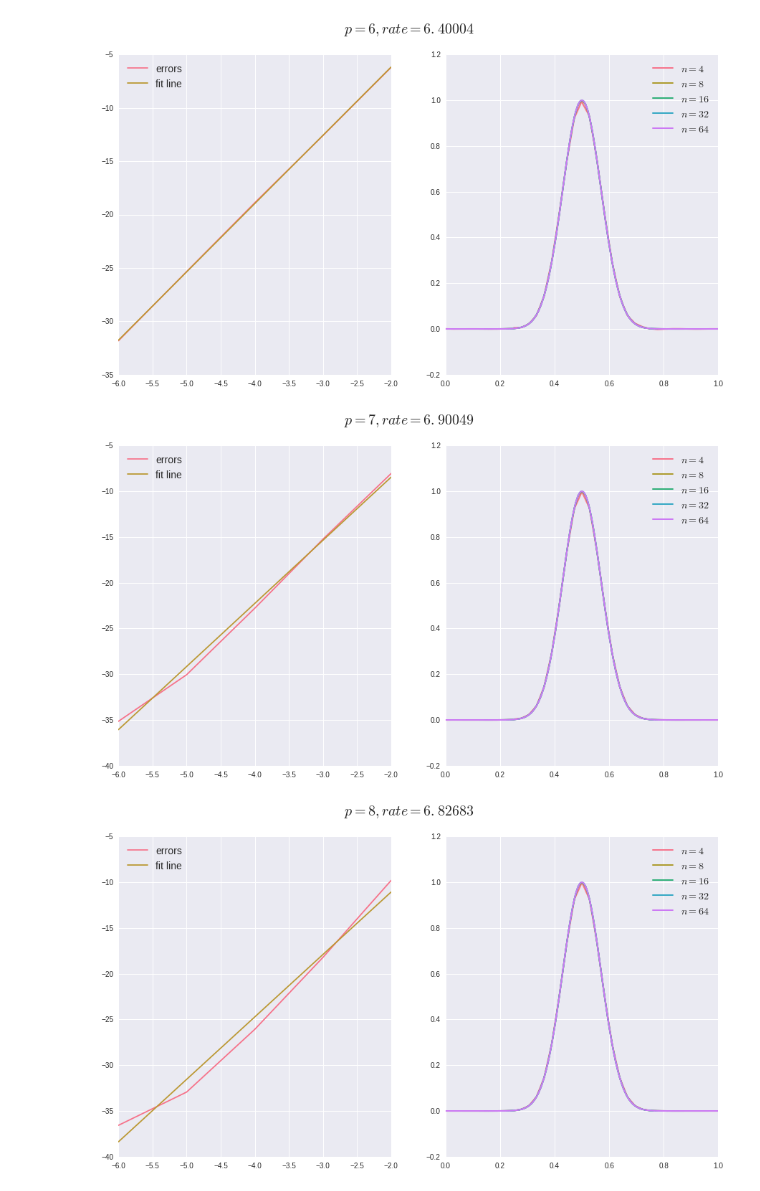
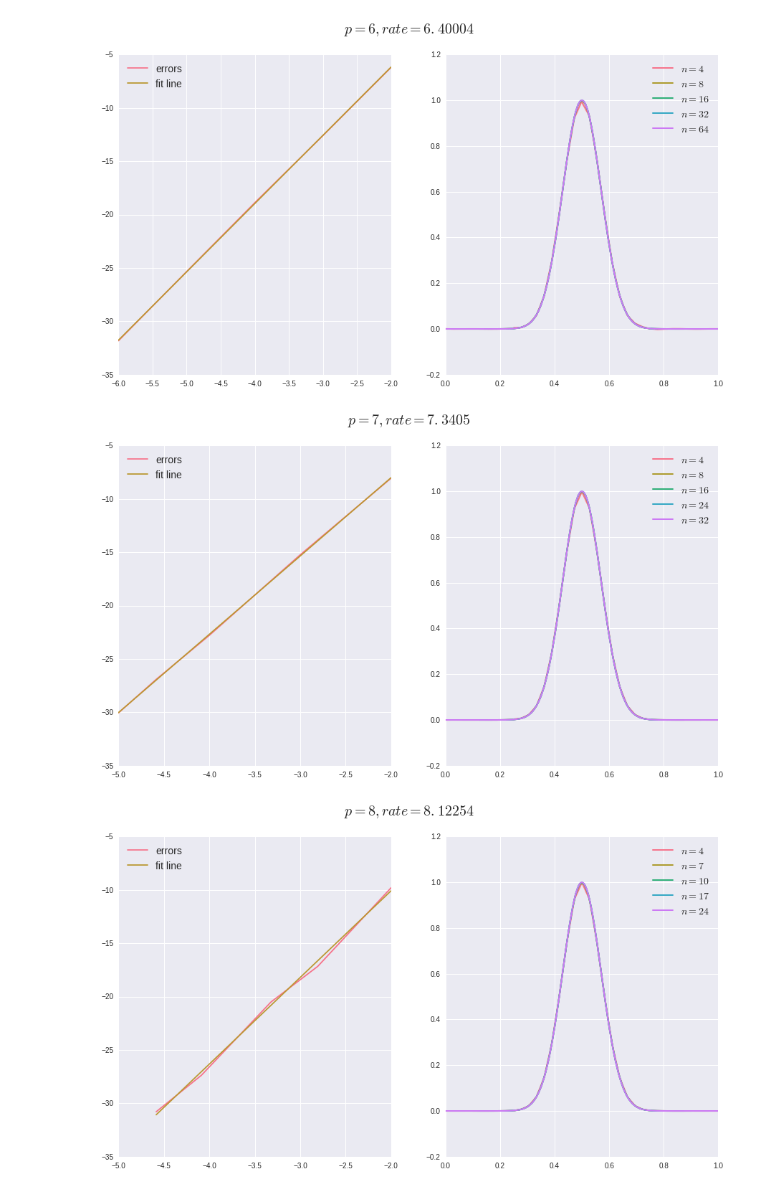
Before and after one commit to dhermes/berkeley-m273-s2016, a Jupyter notebook: assignment1/convergence_analysis.ipynb, the cells around one changed output. Drawn from its saved outputs; the diff is of its cells as text; code cells hidden in the pictures.

```diff
--- a/assignment1/convergence_analysis.ipynb
+++ b/assignment1/convergence_analysis.ipynb
@@ -57,16 +57,16 @@ plotting.plot_convergence(6, INTERVAL_SIZES, COLORS, dg1.DG1Solver,
 # %% [output]
 [figure]
 # %%
-INTERVAL_SIZES = np.array([4, 8, 16, 32, 64])
+INTERVAL_SIZES = np.array([4, 8, 16, 24, 32])
 plotting.plot_convergence(7, INTERVAL_SIZES, COLORS, dg1.DG1Solver,
                           interval_width=INTERVAL_WIDTH,
                           total_time=TOTAL_TIME)
 # %% [output]
-[figure, old version]
+[figure, new version]
 # %%
-INTERVAL_SIZES = np.array([4, 8, 16, 32, 64])
+INTERVAL_SIZES = np.array([4, 7, 10, 17, 24])
 plotting.plot_convergence(8, INTERVAL_SIZES, COLORS, dg1.DG1Solver,
                           interval_width=INTERVAL_WIDTH,
                           total_time=TOTAL_TIME)
 # %% [output]
-[figure, old version]
+[figure, new version]
```
